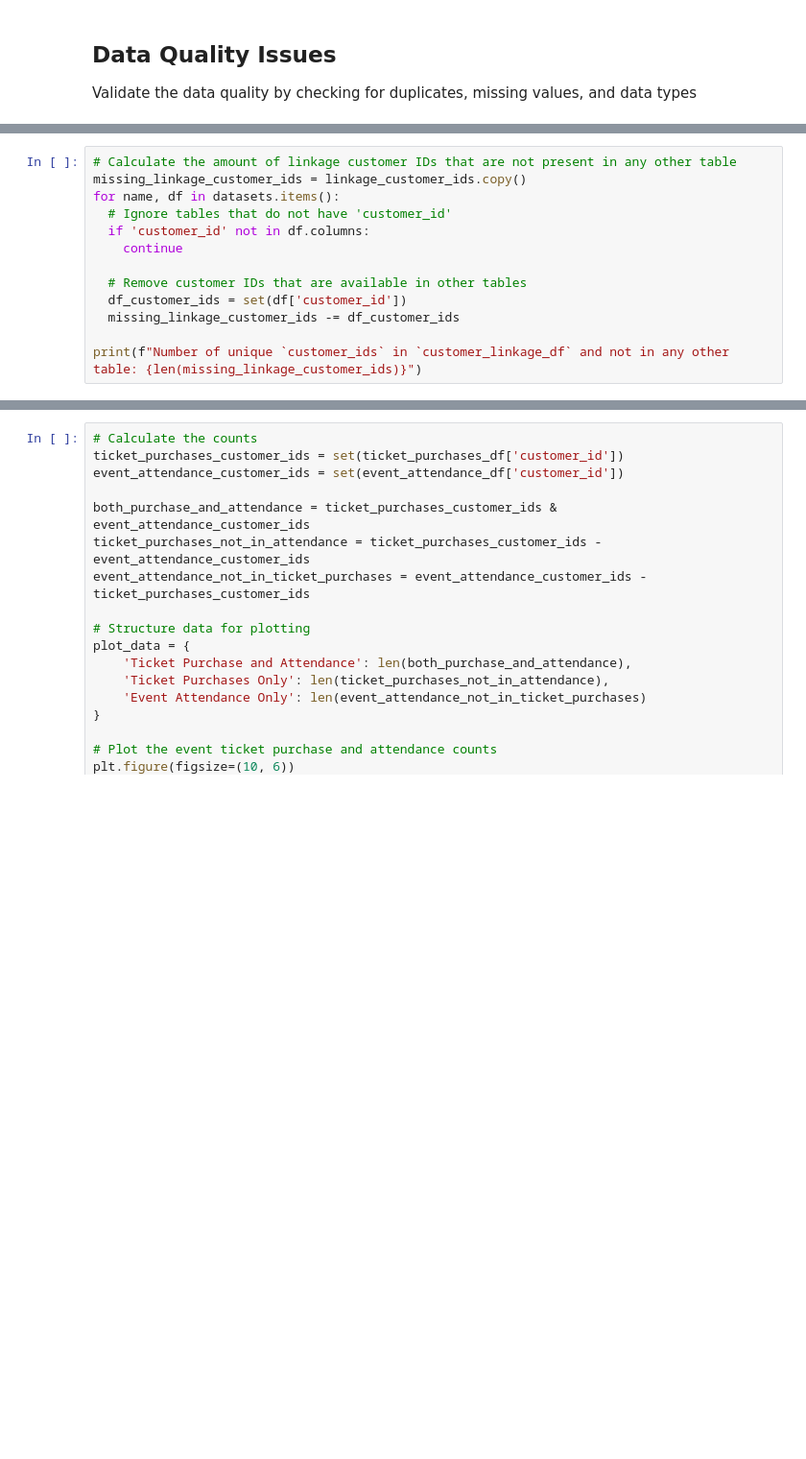
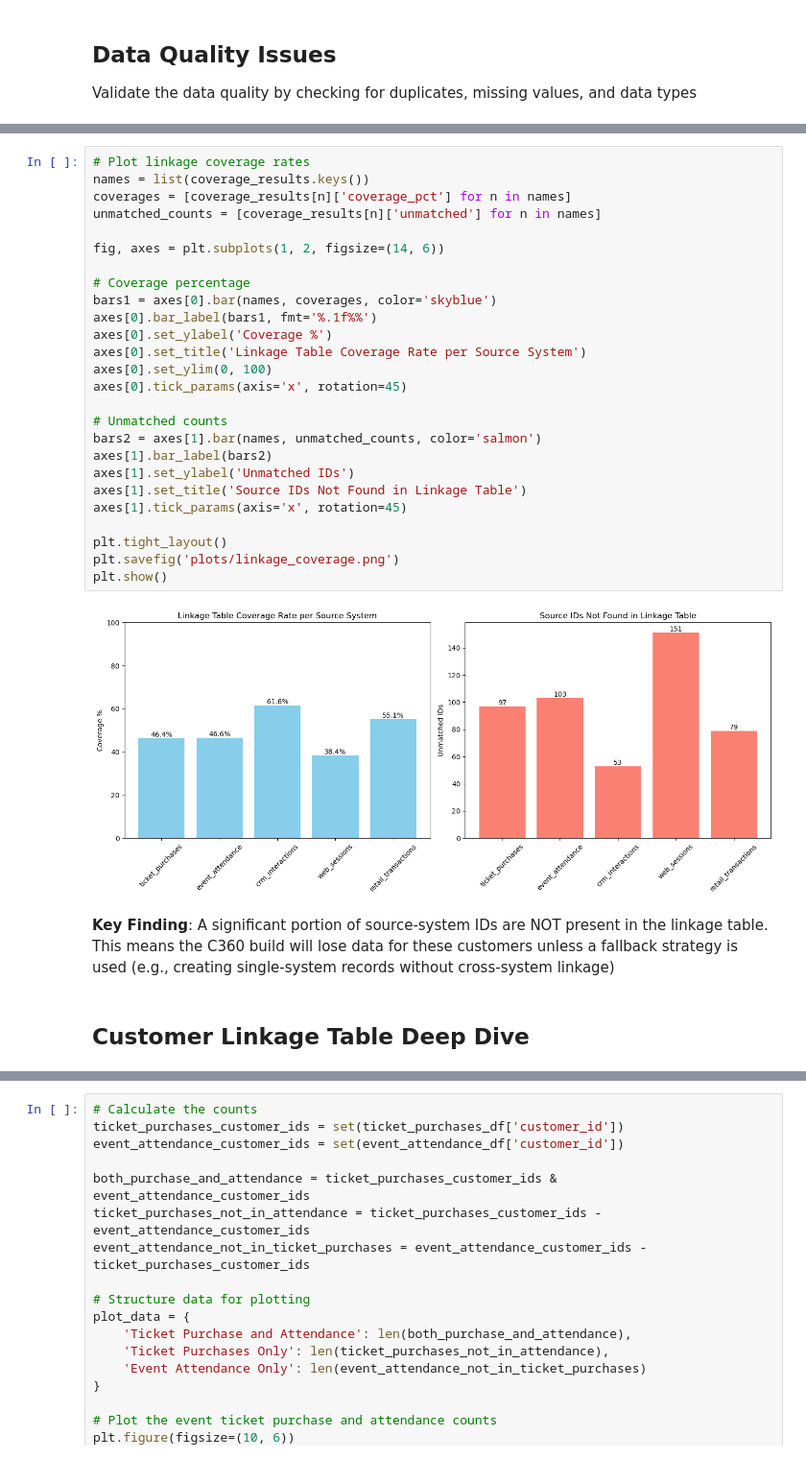
Before and after one commit to wildg/compass-analytics-interview, a Jupyter notebook: EDA.ipynb, the cells around one changed output, grey strips where cells are left out. Shown at 96% size. Drawn from its saved outputs; the diff is of its cells as text; blank space fills up the shorter version.

```diff
--- a/EDA.ipynb
+++ b/EDA.ipynb
@@ -357,13 +369,0 @@ Number of unique `customer_ids` in `customer_linkage_df`: 382
-# %%
-# Calculate the amount of linkage customer IDs that are not present in any other table
-missing_linkage_customer_ids = linkage_customer_ids.copy()
-for name, df in datasets.items():
-  # Ignore tables that do not have 'customer_id'
-  if 'customer_id' not in df.columns:
-    continue
-
-  # Remove customer IDs that are available in other tables
-  df_customer_ids = set(df['customer_id'])
-  missing_linkage_customer_ids -= df_customer_ids
-
-print(f"Number of unique `customer_ids` in `customer_linkage_df` and not in any other table: {len(missing_linkage_customer_ids)}")
@@ -395,0 +425,32 @@ Total rows with multiple `customer_id` collisions: 24
+# %%
+# Plot linkage coverage rates
+names = list(coverage_results.keys())
+coverages = [coverage_results[n]['coverage_pct'] for n in names]
+unmatched_counts = [coverage_results[n]['unmatched'] for n in names]
+
+fig, axes = plt.subplots(1, 2, figsize=(14, 6))
+
+# Coverage percentage
+bars1 = axes[0].bar(names, coverages, color='skyblue')
+axes[0].bar_label(bars1, fmt='%.1f%%')
+axes[0].set_ylabel('Coverage %')
+axes[0].set_title('Linkage Table Coverage Rate per Source System')
+axes[0].set_ylim(0, 100)
+axes[0].tick_params(axis='x', rotation=45)
+
+# Unmatched counts
+bars2 = axes[1].bar(names, unmatched_counts, color='salmon')
+axes[1].bar_label(bars2)
+axes[1].set_ylabel('Unmatched IDs')
+axes[1].set_title('Source IDs Not Found in Linkage Table')
+axes[1].tick_params(axis='x', rotation=45)
+
+plt.tight_layout()
+plt.savefig('plots/linkage_coverage.png')
+plt.show()
+# %% [output]
+[figure, added]
+# %% [markdown]
+**Key Finding**: A significant portion of source-system IDs are NOT present in the linkage table. This means the C360 build will lose data for these customers unless a fallback strategy is used (e.g., creating single-system records without cross-system linkage)
+# %% [markdown]
+## Customer Linkage Table Deep Dive
```
Also changed, not shown: parts of 44 cells of this notebook, 9 other files.
